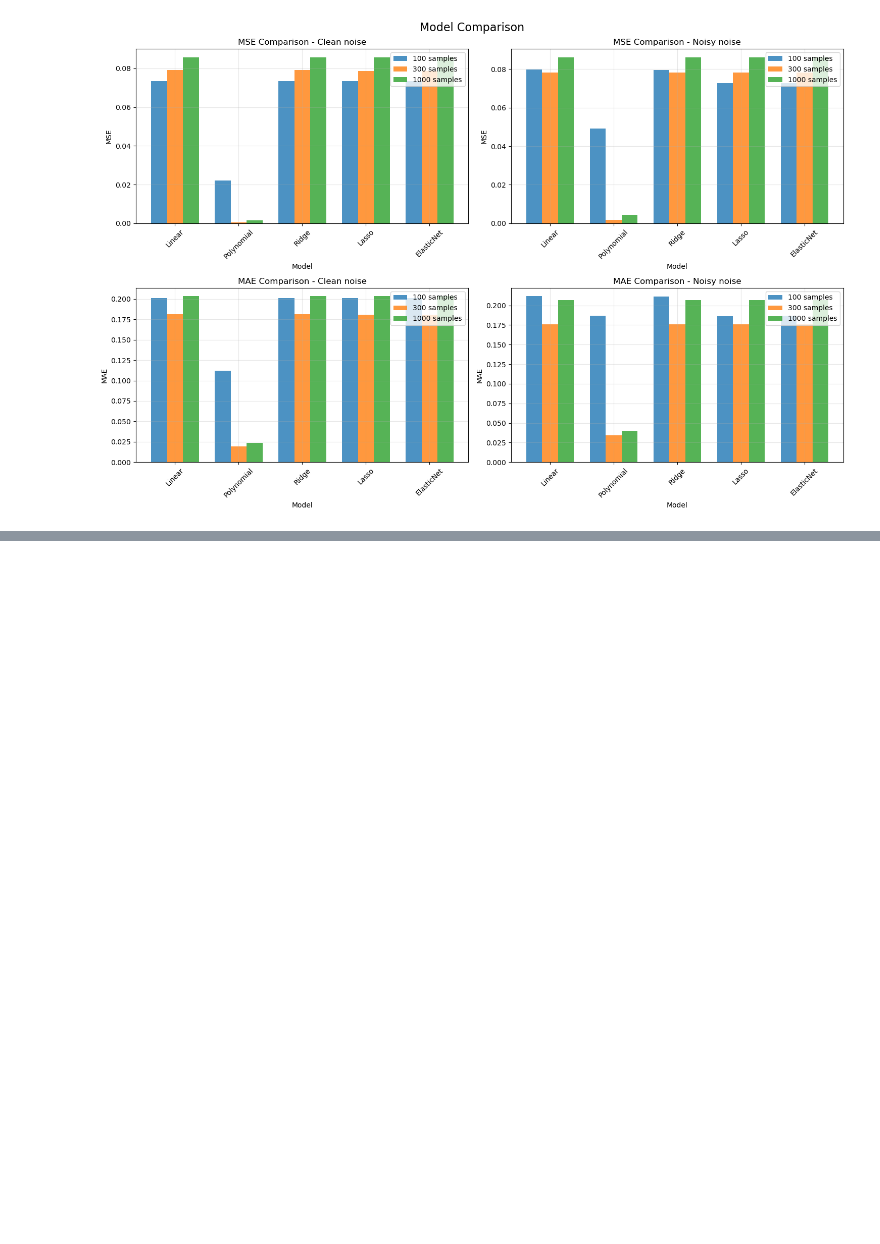
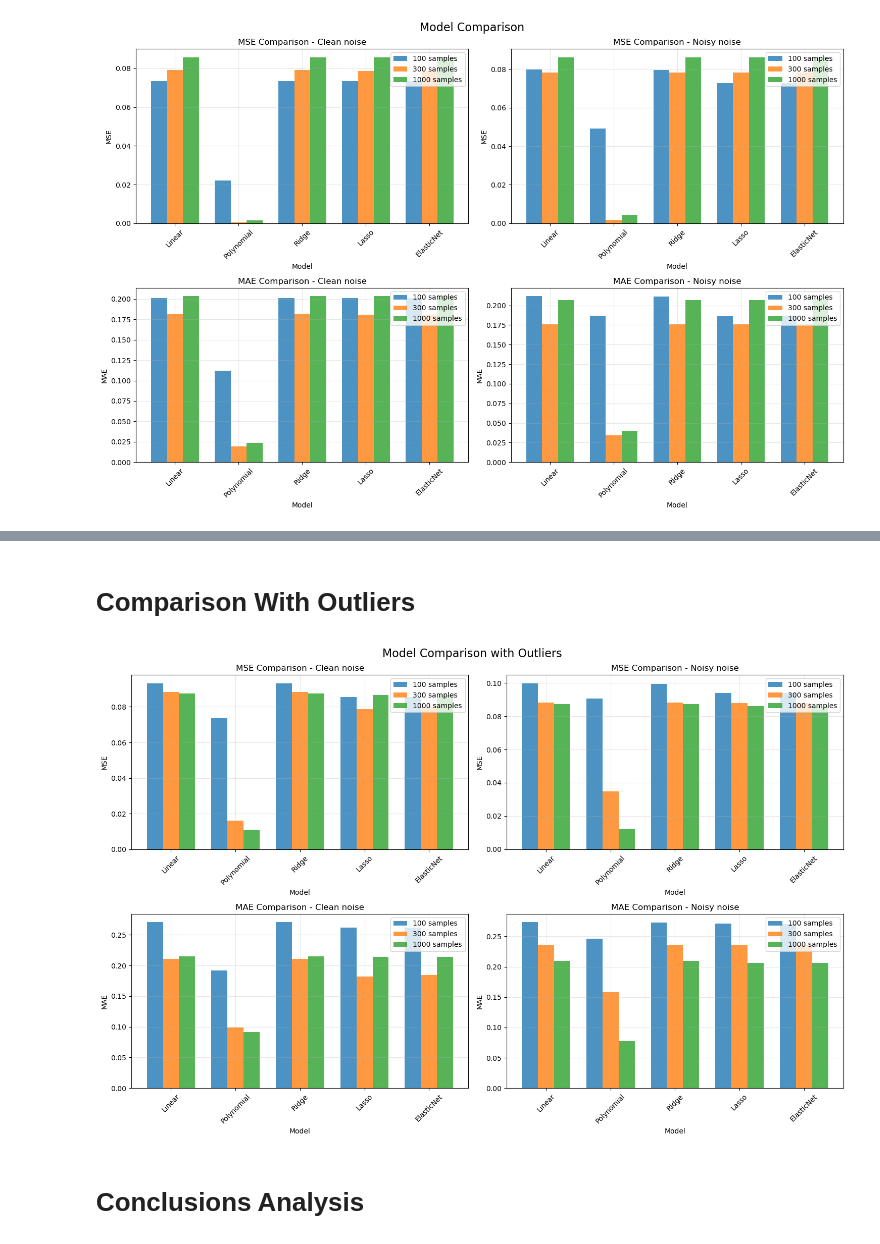
Before and after one commit to SobhanEyvazipoor/Homework-1, a Jupyter notebook: Exercise_2.ipynb, the cells around one changed output, grey strips where cells are left out. Drawn from its saved outputs; the diff is of its cells as text; code cells hidden in the pictures; blank space fills up the shorter version.

```diff
--- a/Exercise_2.ipynb
+++ b/Exercise_2.ipynb
@@ -443,0 +474,8 @@ plot_comparison(results_no_outliers, n_samples_list, noise_levels, add_outliers_
+# %% [markdown]
+# Comparison With Outliers
+# %%
+plot_comparison(results_with_outliers, n_samples_list, noise_levels, add_outliers_flag=True)
+# %% [output]
+[figure, added]
+# %% [markdown]
+# Conclusions Analysis
```
Also changed, not shown: parts of 6 cells of this notebook.
